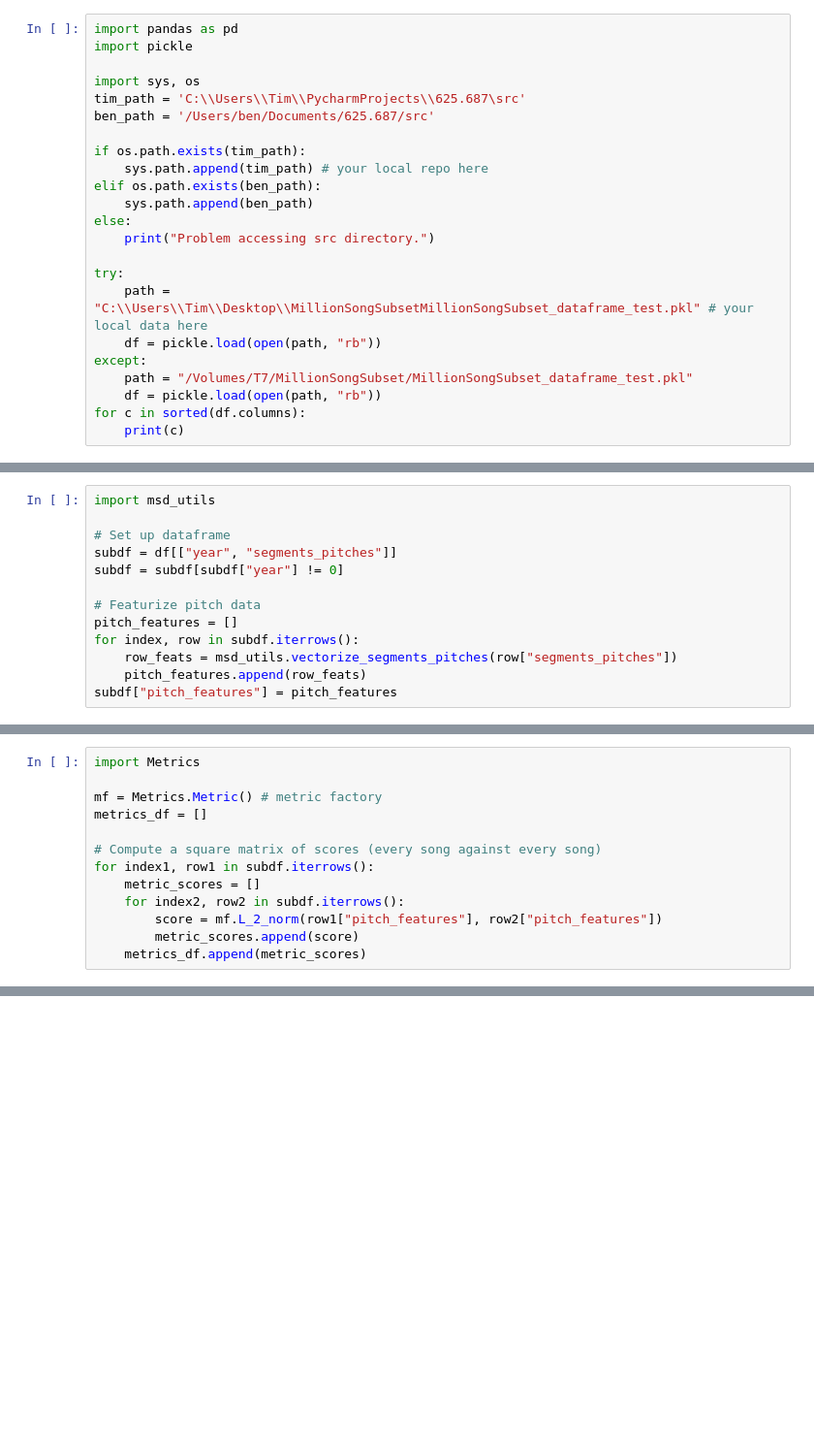
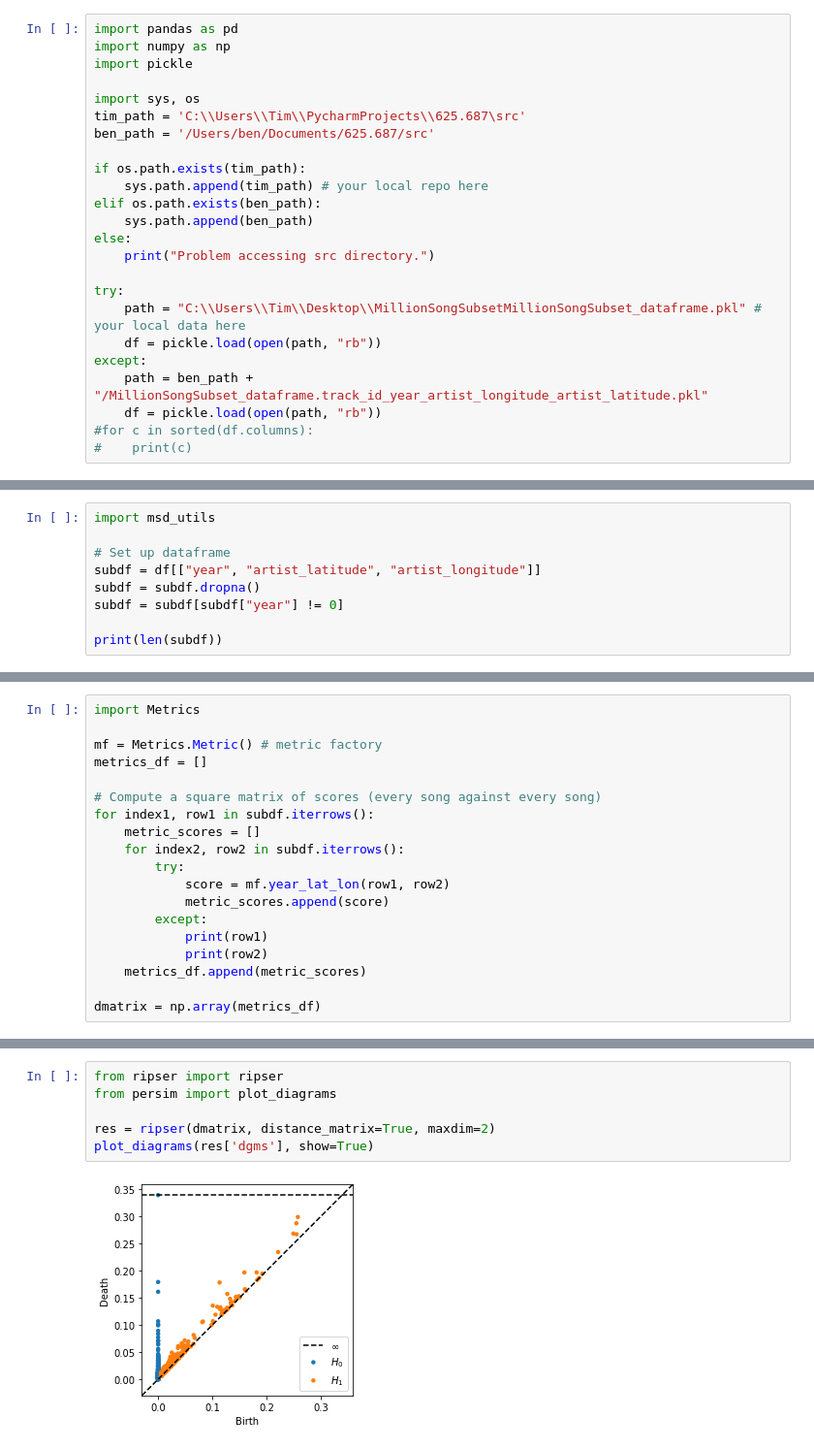
Before and after one commit to BVanDeWater/625.687, a Jupyter notebook: Notebooks/Lat_Lon_Year.ipynb, the cells around one changed output, grey strips where cells are left out. Shown at 97% size. Saved outputs shown, nothing was run; the diff lists cells and outputs as text; blank space fills up the shorter version.

Commit message:
First working draft of Lat_Lon_Year.ipynb.

```diff
--- a/Notebooks/Lat_Lon_Year.ipynb
+++ b/Notebooks/Lat_Lon_Year.ipynb
@@ -1,5 +7,6 @@
 # %%
 import pandas as pd
+import numpy as np
 import pickle
 
 import sys, os
@@ -14,10 +21,10 @@ else:
     print("Problem accessing src directory.")
 
 try:
-    path = "C:\\Users\\Tim\\Desktop\\MillionSongSubsetMillionSongSubset_dataframe_test.pkl" # your local data here
+    path = "C:\\Users\\Tim\\Desktop\\MillionSongSubsetMillionSongSubset_dataframe.pkl" # your local data here
     df = pickle.load(open(path, "rb"))
 except:
-    path = "/Volumes/T7/MillionSongSubset/MillionSongSubset_dataframe_test.pkl"
+    path = ben_path + "/MillionSongSubset_dataframe.track_id_year_artist_longitude_artist_latitude.pkl"
     df = pickle.load(open(path, "rb"))
-for c in sorted(df.columns):
-    print(c)
+#for c in sorted(df.columns):
+#    print(c)
@@ -47,12 +34,8 @@ print(sys.path)
 import msd_utils
 
 # Set up dataframe
-subdf = df[["year", "segments_pitches"]]
+subdf = df[["year", "artist_latitude", "artist_longitude"]]
+subdf = subdf.dropna()
 subdf = subdf[subdf["year"] != 0]
 
-# Featurize pitch data
-pitch_features = []
-for index, row in subdf.iterrows():
-    row_feats = msd_utils.vectorize_segments_pitches(row["segments_pitches"])
-    pitch_features.append(row_feats)
-subdf["pitch_features"] = pitch_features
+print(len(subdf))
@@ -66,6 +51,12 @@ metrics_df = []
 for index1, row1 in subdf.iterrows():
     metric_scores = []
     for index2, row2 in subdf.iterrows():
-        score = mf.L_2_norm(row1["pitch_features"], row2["pitch_features"])
-        metric_scores.append(score)
+        try:
+            score = mf.year_lat_lon(row1, row2)
+            metric_scores.append(score)
+        except:
+            print(row1)
+            print(row2)
     metrics_df.append(metric_scores)
+
+dmatrix = np.array(metrics_df)
@@ -184,0 +65,8 @@ generate_simplicial_complexes(elements)
+# %%
+from ripser import ripser
+from persim import plot_diagrams
+
+res = ripser(dmatrix, distance_matrix=True, maxdim=2)
+plot_diagrams(res['dgms'], show=True)
+# %% [output]
+[figure, added]
```
Also changed, not shown: parts of 10 cells of this notebook.
